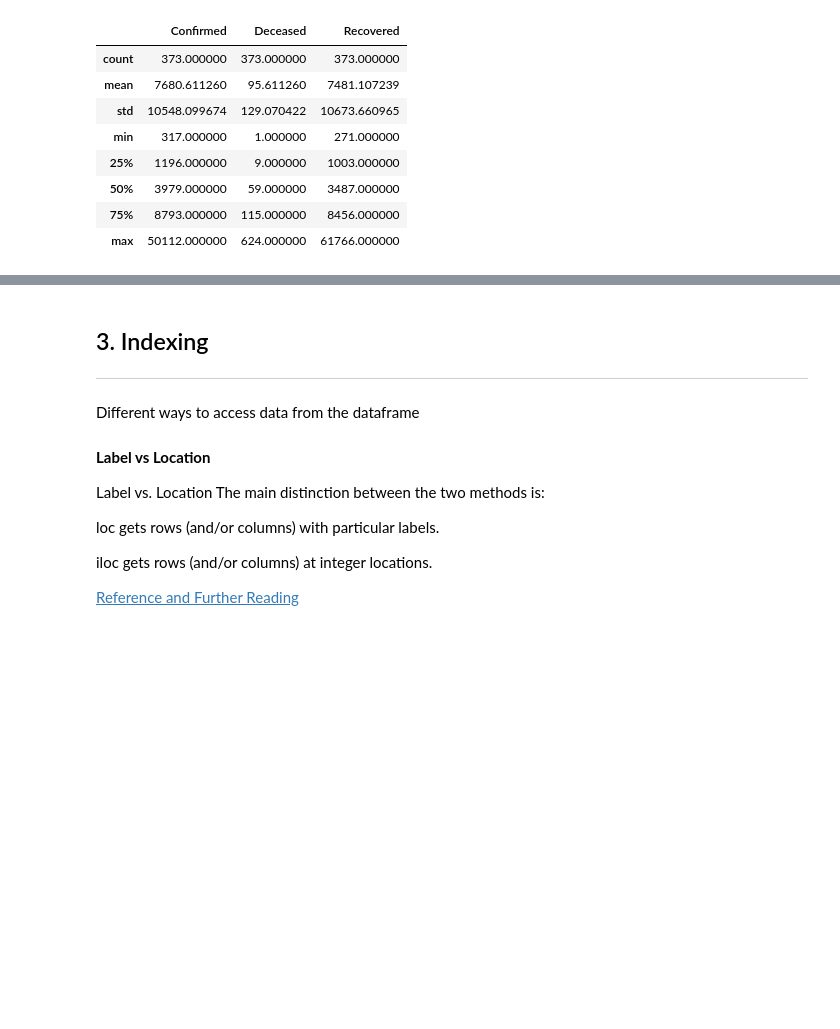
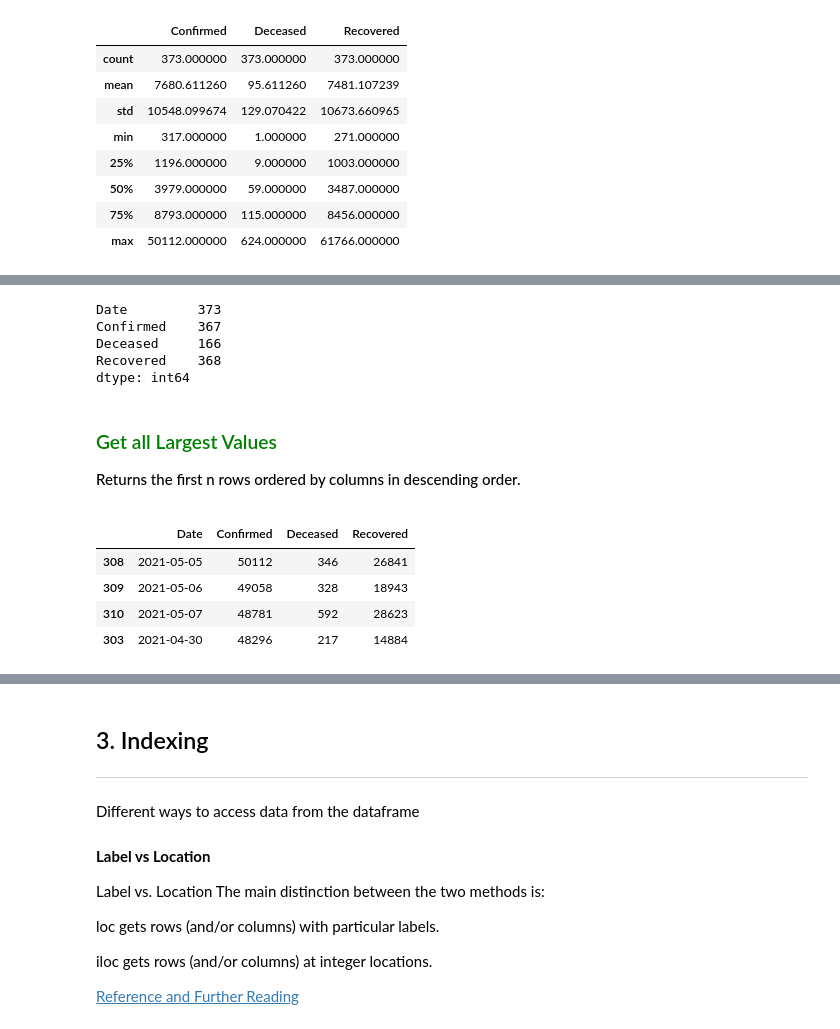
Before and after one commit to thivinanandh/Teaching-Python, a Jupyter notebook: Python-Libraries/Pandas.ipynb, the cells around one changed output, grey strips where cells are left out. Cells and saved outputs as stored; diff of their text form; code cells hidden in the pictures; blank space fills up the shorter version.

```diff
--- a/Python-Libraries/Pandas.ipynb
+++ b/Python-Libraries/Pandas.ipynb
@@ -198,0 +287,24 @@ dtype: object
+# %%
+df_master.nunique( )
+# %% [output]
+Date         373
+Confirmed    367
+Deceased     166
+Recovered    368
+dtype: int64
+# %% [markdown]
+<h3 style="color:green; font-family: 'Nunito Sans', sans-serif;">Get all Largest Values</h3>
+
+<div style="color:black; font-family: 'Quicksand', sans-serif;font-weight:500">
+
+Returns the first n rows ordered by columns in descending order.
+
+</div>
+# %%
+df_master.nlargest(4,"Confirmed")
+# %% [output]
+|  | Date | Confirmed | Deceased | Recovered |
+| 308 | 2021-05-05 | 50112 | 346 | 26841 |
+| 309 | 2021-05-06 | 49058 | 328 | 18943 |
+| 310 | 2021-05-07 | 48781 | 592 | 28623 |
+| 303 | 2021-04-30 | 48296 | 217 | 14884 |
```
Also changed, not shown: parts of 73 cells of this notebook, 2 other files.
